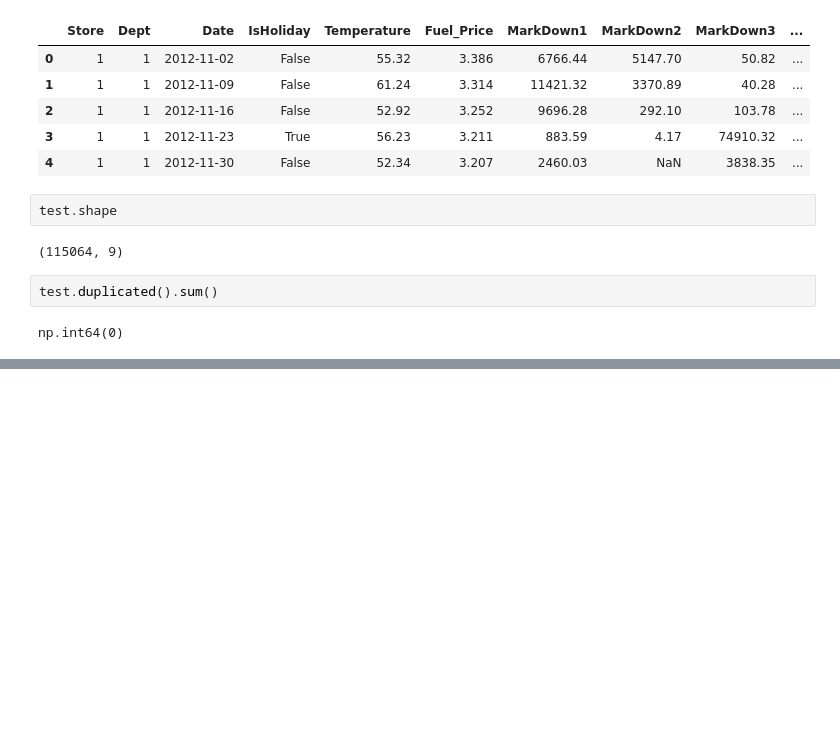
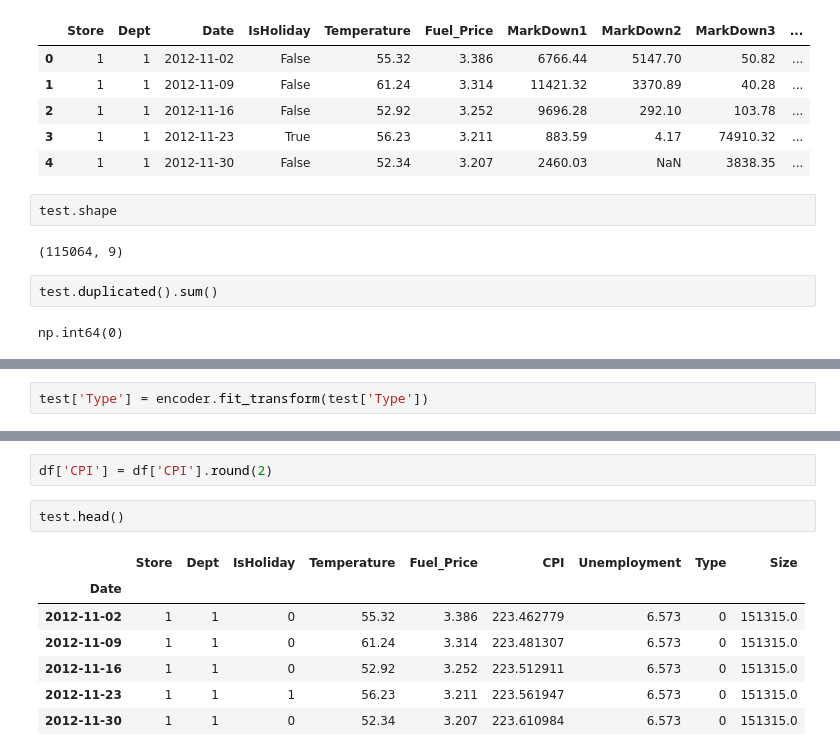
Before and after one commit to PMayaka/Store-Sales-Predictor, a Jupyter notebook: decisiontree.ipynb, the cells around one changed output, grey strips where cells are left out. Saved outputs shown, nothing was run; the diff lists cells and outputs as text; blank space fills up the shorter version.

```diff
--- a/decisiontree.ipynb
+++ b/decisiontree.ipynb
@@ -326,0 +336,2 @@ np.int64(0)
+# %%
+test['Type'] = encoder.fit_transform(test['Type'])
@@ -326,0 +375,12 @@ np.int64(0)
+# %%
+df['CPI'] = df['CPI'].round(2)
+# %%
+test.head()
+# %% [output]
+|  | Store | Dept | IsHoliday | Temperature | Fuel_Price | CPI | Unemployment | Type | Size |
+| Date |  |  |  |  |  |  |  |  |  |
+| 2012-11-02 | 1 | 1 | 0 | 55.32 | 3.386 | 223.462779 | 6.573 | 0 | 151315.0 |
+| 2012-11-09 | 1 | 1 | 0 | 61.24 | 3.314 | 223.481307 | 6.573 | 0 | 151315.0 |
+| 2012-11-16 | 1 | 1 | 0 | 52.92 | 3.252 | 223.512911 | 6.573 | 0 | 151315.0 |
+| 2012-11-23 | 1 | 1 | 1 | 56.23 | 3.211 | 223.561947 | 6.573 | 0 | 151315.0 |
+| 2012-11-30 | 1 | 1 | 0 | 52.34 | 3.207 | 223.610984 | 6.573 | 0 | 151315.0 |
```
Also changed, not shown: parts of 5 cells of this notebook.
